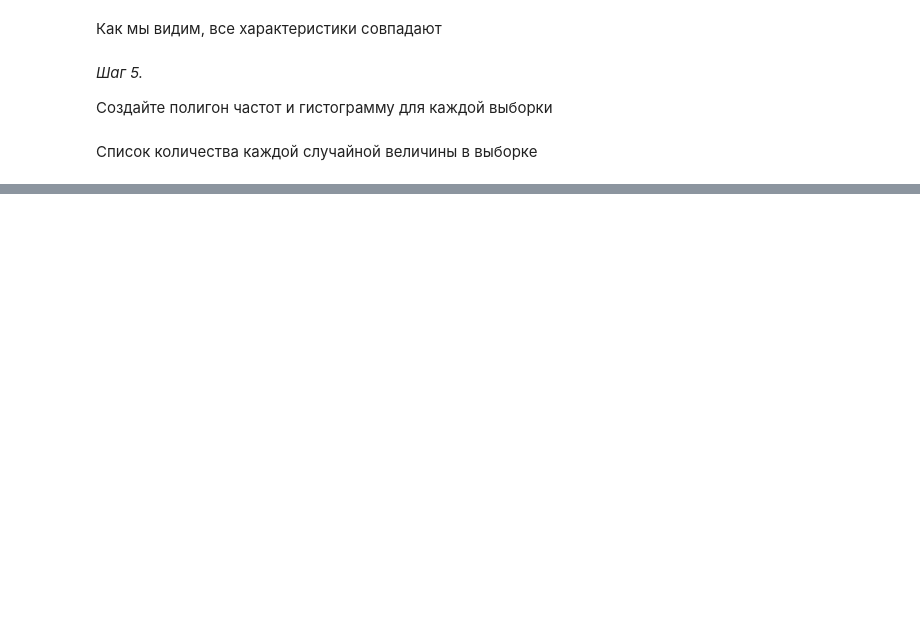
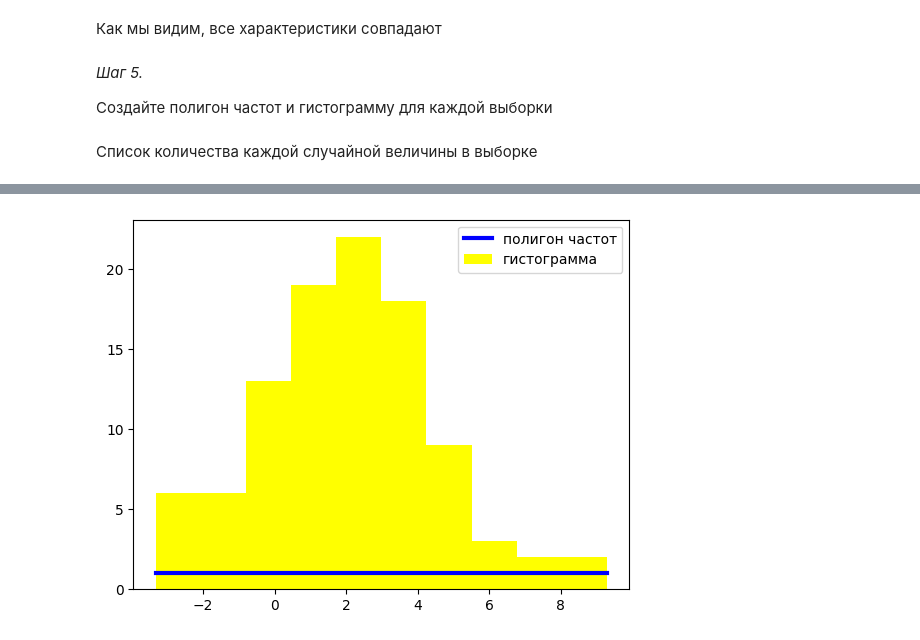
Before and after one commit to funcid/data-science, a Jupyter notebook: Математическая статистика Практика 1.ipynb, the cells around one changed output, grey strips where cells are left out. Cells and saved outputs as stored; diff of their text form; code cells hidden in the pictures; blank space fills up the shorter version.

```diff
--- a/Математическая статистика Практика 1.ipynb
+++ b/Математическая статистика Практика 1.ipynb
@@ -225,0 +260,8 @@ plt.show()
+# %%
+counter = Counter(normal)
+oredered = OrderedDict(sorted(counter.items(), key = lambda t: t[0]))
+
+variants = oredered.keys()
+freq = oredered.values()
+
+print(f'Массив вариант: \n{variants}', '\n\n' , f'Массив частот: \n{freq}')
@@ -225,0 +372,8 @@ plt.show()
+# %%
+plt.figure()
+plt.plot(variants, freq, color = 'blue', lw = 3, label = 'полигон частот')
+plt.hist(normal, 10, color = 'yellow', label = 'гистограмма')
+plt.legend()
+plt.show()
+# %% [output]
+[figure, added]
```
Also changed, not shown: parts of 27 cells of this notebook.
